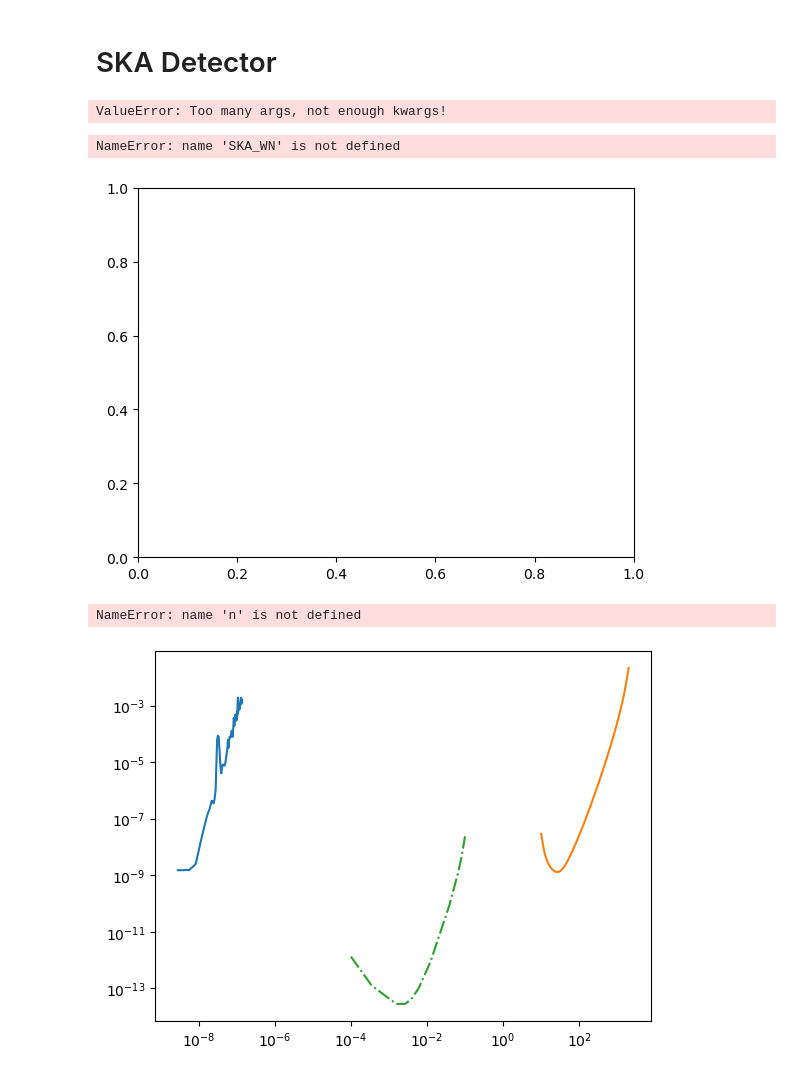
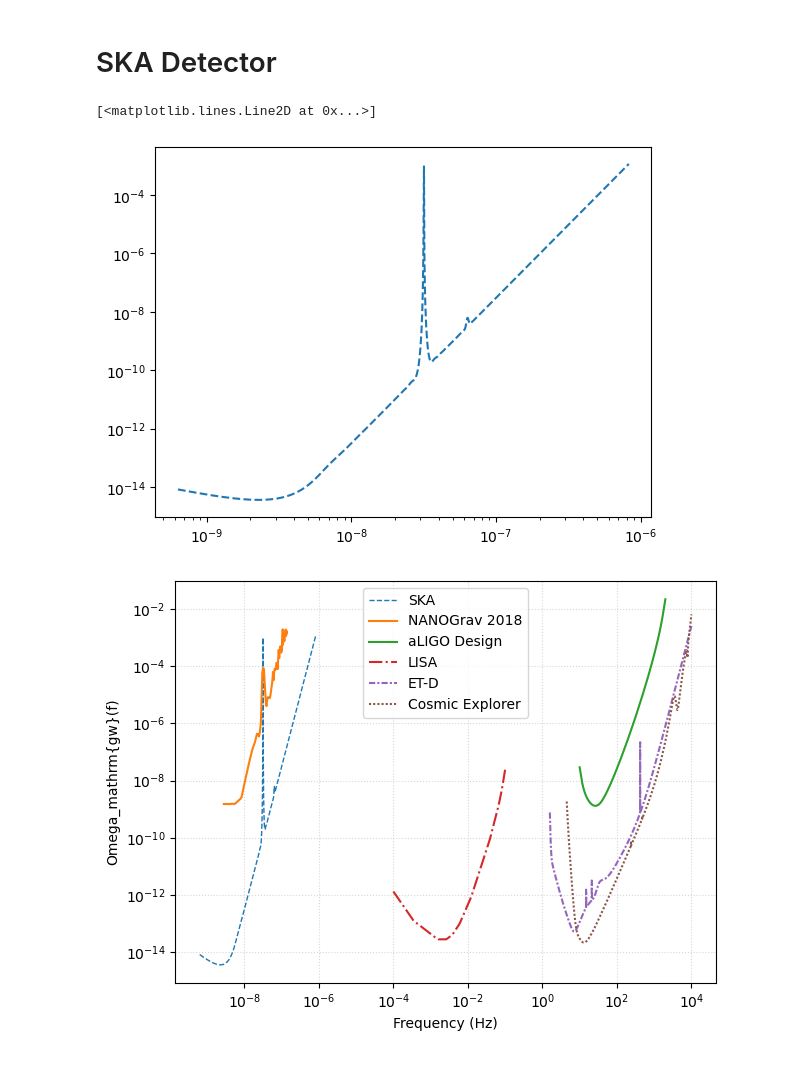
Before and after one commit to ChiaraMingarelli/omega_gw, a Jupyter notebook: codes/omega_gw_figs.ipynb, the cells around one changed output. Cells and saved outputs as stored; diff of their text form; code cells hidden in the pictures.

```diff
--- a/codes/omega_gw_figs.ipynb
+++ b/codes/omega_gw_figs.ipynb
@@ -169,10 +169,10 @@ sigma_SKA = 50*u.ns.to('s')*u.s #sigma_rms timing residuals in nanoseconds to se
 T_SKA = 10*u.yr #Observing time in years
 N_p_SKA = 200 #Number of pulsars
 cadence_SKA = 1/(u.wk.to('yr')*u.yr) #Avg observation cadence of 1 every week in [number/yr]
+# %%
+SKA_WN = detector.PTA('SKA, WN Only', N_p_SKA, T_obs=T_SKA, cadence=cadence_SKA, sigma=sigma_SKA)
 # %%
-SKA_WN = detector.PTA('SKA, WN Only',T_SKA,N_p_SKA,sigma_SKA,cadence_SKA)
+#SKA_WN = detector.PTA('SKA, WN Only',T_SKA,N_p_SKA,sigma_SKA,cadence_SKA)
-# %% [output]
-ValueError: Too many args, not enough kwargs!
 # %%
 fig = plt.figure()
 ax = fig.add_subplot(1, 1, 1)
@@ -180,36 +180,35 @@ ax = fig.add_subplot(1, 1, 1)
 plt.loglog(SKA_WN.fT, hc_Om_gw(SKA_WN.fT, SKA_WN.h_n_f), label = "SKA", ls="--")
 #plt.savefig("ska.pdf")
 # %% [output]
-NameError: name 'SKA_WN' is not defined
+[<matplotlib.lines.Line2D at 0x...>]
-[figure, old version]
+[figure, new version]
 # %%
 fig = plt.figure()
 ax = fig.add_subplot(1, 1, 1)
 
-#plt.loglog(SKA_WN.fT, hc_Om_gw(SKA_WN.fT, SKA_WN.h_n_f), label = "SKA", ls="--", lw=1)
+plt.loglog(SKA_WN.fT, hc_Om_gw(SKA_WN.fT, SKA_WN.h_n_f), label = "SKA", ls="--", lw=1)
 plt.loglog(nano_curve['nanoFreq'], nano_curve['NANOGrav18']/(.68)**2, label='NANOGrav 2018')
 #plt.loglog(nano_curve['nanoFreq'], nano_curve['NANOGrav18']/(.68)**2/improvement(time17y, \
 #                                                    1/(2*time1w), 1/(time17y)) , ls=":", label="NANOGrav 2036*")
 #plt.hlines(nano_curve['nanoFreq'], 1.0/17/365.25/86400.0, nano_curve['nanoFreq'][0], color='C1')
 
 plt.loglog(aligo_dat['freq'], aligo_dat['omega'], label= "aLIGO Design")
 plt.loglog(lisa_dat['freq'], lisa_dat['omega'], label= "LISA", ls = '-.')
 plt.loglog(et_curve['freq'][n:], Sn2OmGW_wT(et_curve['freq'][n:], et_curve['Sum'][n:], time2y, 100), label="ET-D", ls = (0, (3, 1, 1, 1)))
 plt.loglog(ce_curve['freq'][n:], Sn2OmGW_wT(ce_curve['freq'][n:], ce_curve['CE'][n:], time2y, 100), label="Cosmic Explorer", ls = (0, (1, 1)))
 
 
 #plt.annotate('NG11',(freq_yr, nanoOmega11))
 ax.grid(which='major', axis='both', alpha=0.5, linestyle=":")
 
 plt.ylabel("Omega_mathrm{gw}(f)")
 plt.xlabel("Frequency (Hz)")
 plt.legend(loc=9)
 plt.tight_layout()
 #plt.savefig("your_GW_detectors.pdf")
 plt.show()
 # %% [output]
-NameError: name 'n' is not defined
-[figure, old version]
+[figure, new version]
 # %%
 # plotting preamble
 
```
